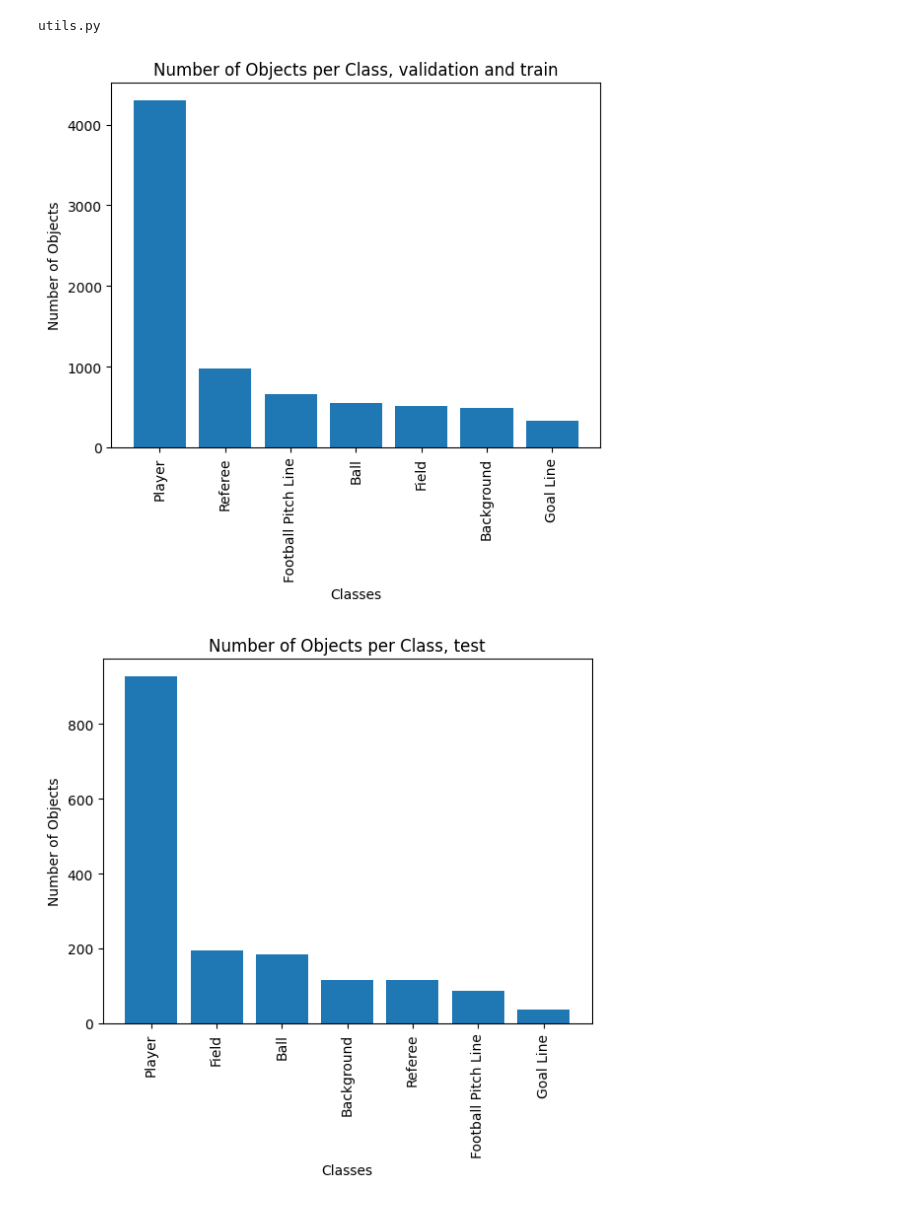
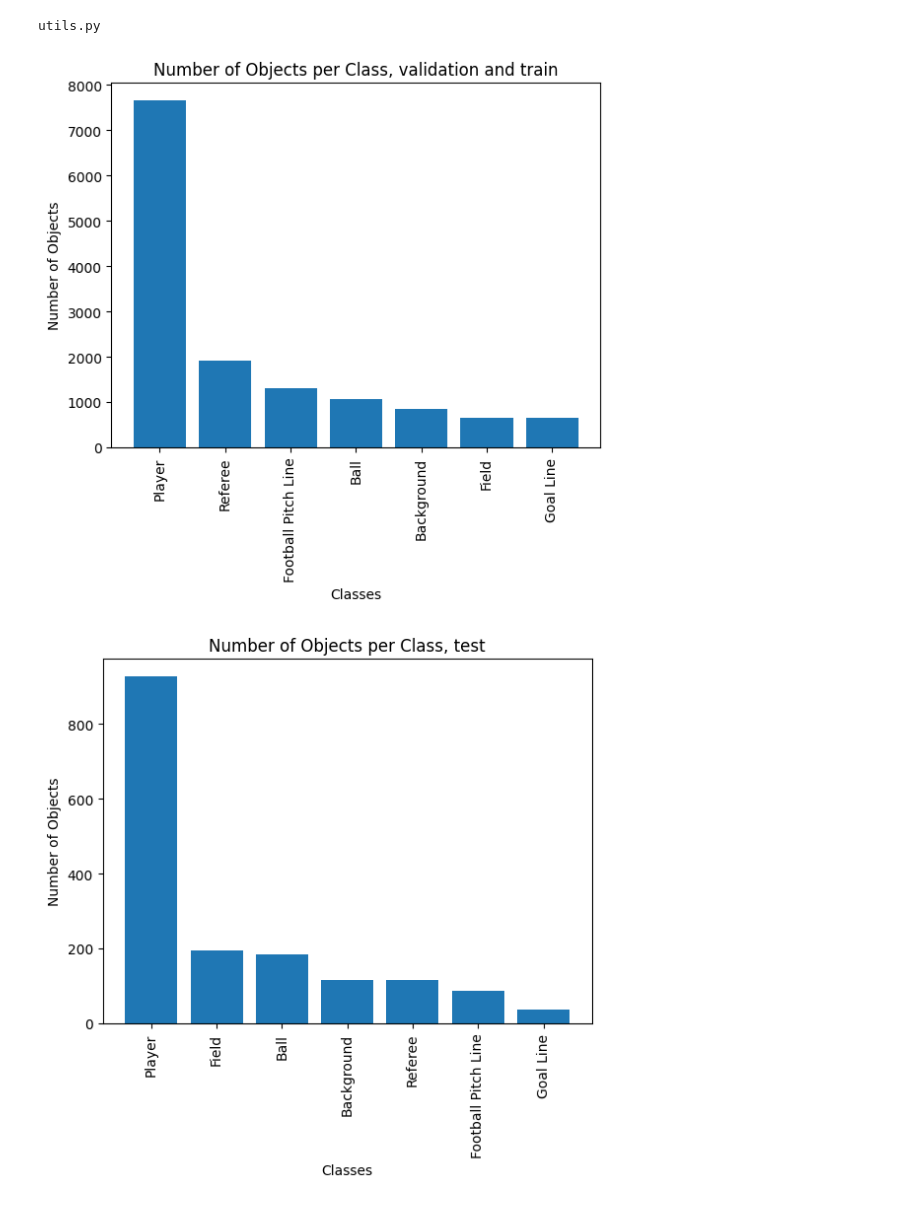
Before and after one commit to kristijanpetronijevic/panoptic, a Jupyter notebook: code/models/mask_rcnn.ipynb, the cells around one changed output. Cells and saved outputs as stored; diff of their text form; code cells hidden in the pictures.

```diff
--- a/code/models/mask_rcnn.ipynb
+++ b/code/models/mask_rcnn.ipynb
@@ -85,7 +87,7 @@ VAL_TRAIN_ANNOTATION = './archive/training_and_validation/instances.json'
 # %%
-plot_object_distribution(VAL_TRAIN_ANNOTATION, title = "Number of Objects per Class, validation and train")
+plot_object_distribution(TRAIN_ANNOTATION, title = "Number of Objects per Class, validation and train")
 # %% [output]
-[figure, old version]
+[figure, new version]
 # %%
 plot_object_distribution(TEST_ANNOTATION, "Number of Objects per Class, test")
 # %% [output]
```
Also changed, not shown: parts of 19 cells of this notebook, 1 other file.
